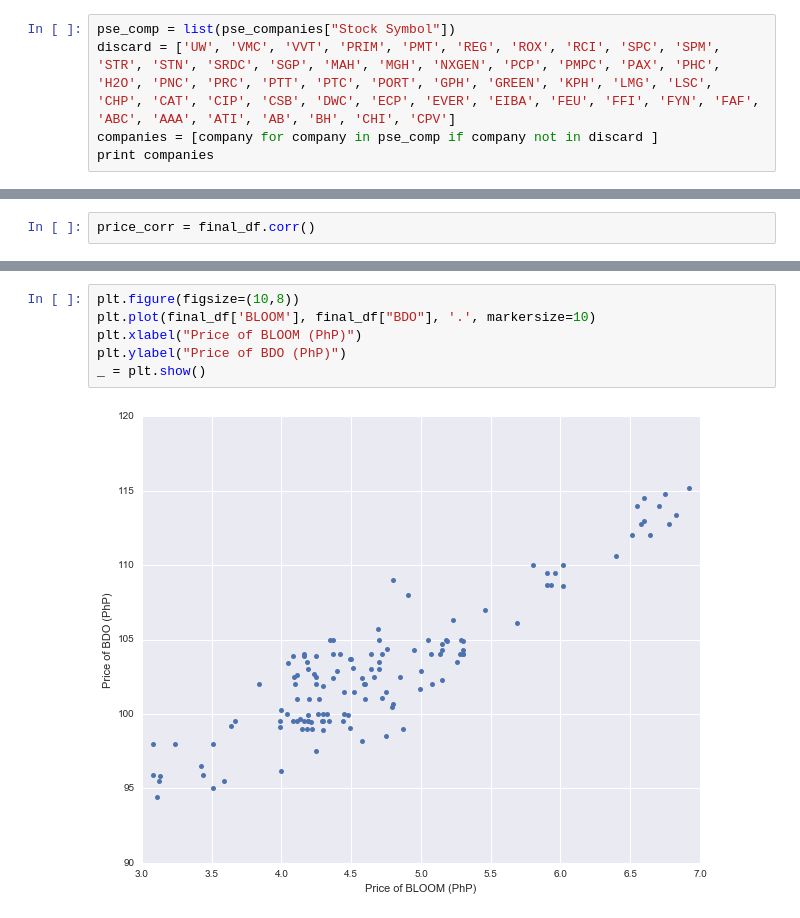
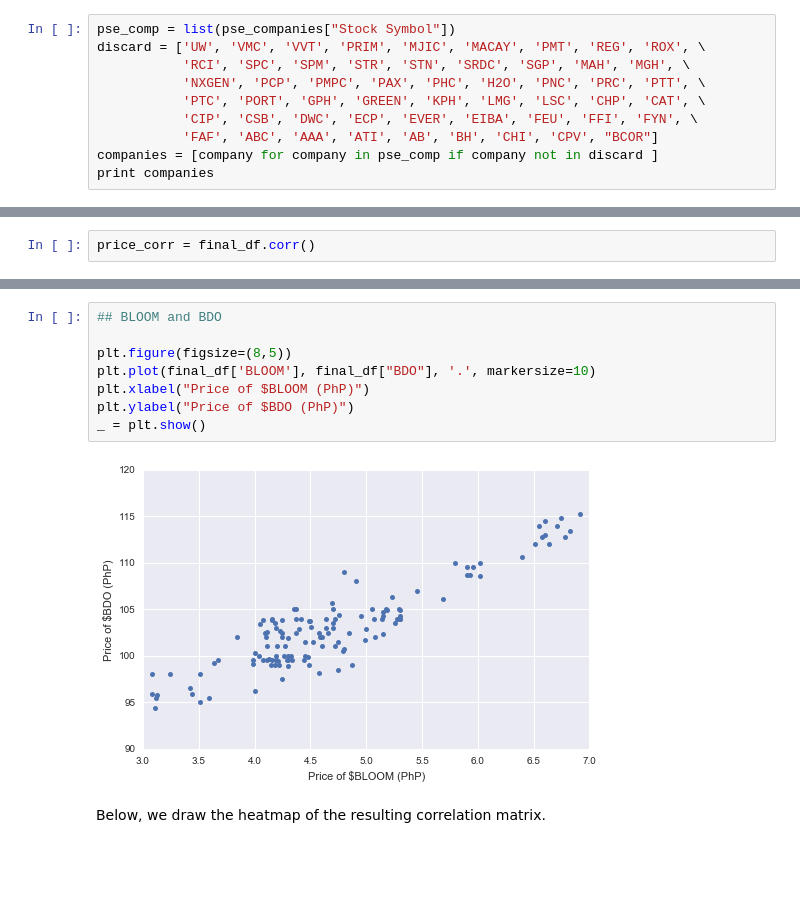
Before and after one commit to albertyumol/FinancialNetwork, a Jupyter notebook: Financial Network.ipynb, the cells around one changed output, grey strips where cells are left out. Drawn from its saved outputs; the diff is of its cells as text; blank space fills up the shorter version.

```diff
--- a/Financial Network.ipynb
+++ b/Financial Network.ipynb
@@ -73,6 +91,11 @@ Based on my initial exploration of the data, I made a list of some companies I a
 # %%
 pse_comp = list(pse_companies["Stock Symbol"])
-discard = ['UW', 'VMC', 'VVT', 'PRIM', 'PMT', 'REG', 'ROX', 'RCI', 'SPC', 'SPM', 'STR', 'STN', 'SRDC', 'SGP', 'MAH', 'MGH', 'NXGEN', 'PCP', 'PMPC', 'PAX', 'PHC', 'H2O', 'PNC', 'PRC', 'PTT', 'PTC', 'PORT', 'GPH', 'GREEN', 'KPH', 'LMG', 'LSC', 'CHP', 'CAT', 'CIP', 'CSB', 'DWC', 'ECP', 'EVER', 'EIBA', 'FEU', 'FFI', 'FYN', 'FAF', 'ABC', 'AAA', 'ATI', 'AB', 'BH', 'CHI', 'CPV']
+discard = ['UW', 'VMC', 'VVT', 'PRIM', 'MJIC', 'MACAY', 'PMT', 'REG', 'ROX', \
+           'RCI', 'SPC', 'SPM', 'STR', 'STN', 'SRDC', 'SGP', 'MAH', 'MGH', \
+           'NXGEN', 'PCP', 'PMPC', 'PAX', 'PHC', 'H2O', 'PNC', 'PRC', 'PTT', \
+           'PTC', 'PORT', 'GPH', 'GREEN', 'KPH', 'LMG', 'LSC', 'CHP', 'CAT', \
+           'CIP', 'CSB', 'DWC', 'ECP', 'EVER', 'EIBA', 'FEU', 'FFI', 'FYN', \
+           'FAF', 'ABC', 'AAA', 'ATI', 'AB', 'BH', 'CHI', 'CPV', "BCOR"]
 companies = [company for company in pse_comp if company not in discard ]
 print companies
 # %% [output]
@@ -140,9 +180,13 @@ _ = plt.show()
 # %%
-plt.figure(figsize=(10,8))
+## BLOOM and BDO
+
+plt.figure(figsize=(8,5))
 plt.plot(final_df['BLOOM'], final_df["BDO"], '.', markersize=10)
-plt.xlabel("Price of BLOOM (PhP)")
-plt.ylabel("Price of BDO (PhP)")
+plt.xlabel("Price of $BLOOM (PhP)")
+plt.ylabel("Price of $BDO (PhP)")
 _ = plt.show()
 # %% [output]
-[figure, old version]
+[figure, new version]
+# %% [markdown]
+Below, we draw the heatmap of the resulting correlation matrix.
 # %%
```
Also changed, not shown: parts of 42 cells of this notebook, 4 other files.
